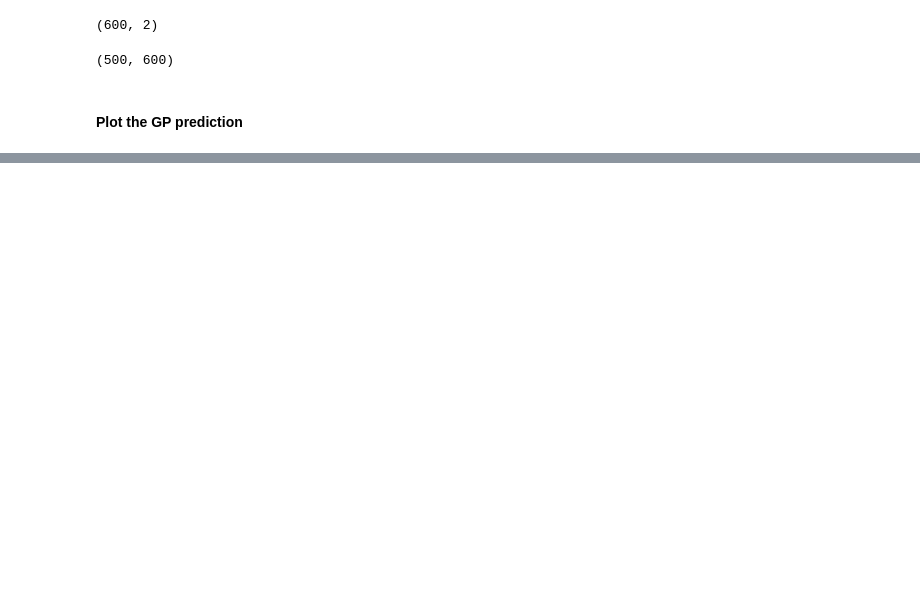
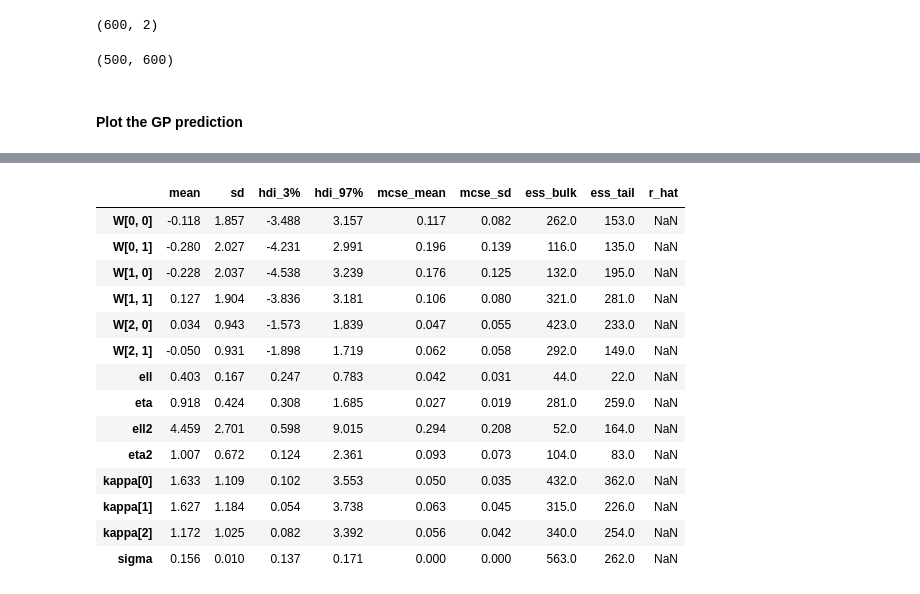
Before and after one commit to danhphan/gp_experiments, a Jupyter notebook: experiments/22_multitask_gp_regression_pymc_mogp_api_same_X.ipynb, the cells around one changed output, grey strips where cells are left out. Cells and saved outputs as stored; diff of their text form; code cells hidden in the pictures; blank space fills up the shorter version.

```diff
--- a/experiments/22_multitask_gp_regression_pymc_mogp_api_same_X.ipynb
+++ b/experiments/22_multitask_gp_regression_pymc_mogp_api_same_X.ipynb
@@ -249,0 +257,18 @@ plt.tight_layout()
+# %%
+with pm.Model() as model:
+    ell = pm.Gamma("ell", alpha=2, beta=0.5)
+    eta = pm.Gamma("eta", alpha=3, beta=1)
+    cov = eta**2 * pm.gp.cov.ExpQuad(1, ls=ell)
+
+    ell2 = pm.Gamma("ell2", alpha=2, beta=0.5)
+    eta2 = pm.Gamma("eta2", alpha=3, beta=1)
+    cov2 = eta2**2 * pm.gp.cov.Matern32(1, ls=ell2)
+
+    W = pm.Normal("W", mu=0, sigma=3, shape=(3,2), initval=np.random.randn(3,2))
+    kappa = pm.Gamma("kappa", alpha=1.5, beta=1, shape=3)
+    coreg = pm.gp.cov.Coregion(input_dim=1, kappa=kappa, W=W)
+
+    cov_func = pm.gp.cov.Kron([cov+cov2, coreg])
+    sigma = pm.HalfNormal("sigma", sigma=3)
+    gp = pm.gp.Marginal(cov_func=cov_func)
+    y_ = gp.marginal_likelihood("f", X, y.squeeze(), noise=sigma)
@@ -249,0 +331,3 @@ plt.tight_layout()
+# %%
+az.summary(gp_trace)
+# %% [output]
@@ -250,3 +335,18 @@ plt.tight_layout()
+|  | mean | sd | hdi_3% | hdi_97% | mcse_mean | mcse_sd | ess_bulk | ess_tail | r_hat |
+| W[0, 0] | -0.118 | 1.857 | -3.488 | 3.157 | 0.117 | 0.082 | 262.0 | 153.0 | NaN |
+| W[0, 1] | -0.280 | 2.027 | -4.231 | 2.991 | 0.196 | 0.139 | 116.0 | 135.0 | NaN |
+| W[1, 0] | -0.228 | 2.037 | -4.538 | 3.239 | 0.176 | 0.125 | 132.0 | 195.0 | NaN |
+| W[1, 1] | 0.127 | 1.904 | -3.836 | 3.181 | 0.106 | 0.080 | 321.0 | 281.0 | NaN |
+| W[2, 0] | 0.034 | 0.943 | -1.573 | 1.839 | 0.047 | 0.055 | 423.0 | 233.0 | NaN |
+| W[2, 1] | -0.050 | 0.931 | -1.898 | 1.719 | 0.062 | 0.058 | 292.0 | 149.0 | NaN |
+| ell | 0.403 | 0.167 | 0.247 | 0.783 | 0.042 | 0.031 | 44.0 | 22.0 | NaN |
+| eta | 0.918 | 0.424 | 0.308 | 1.685 | 0.027 | 0.019 | 281.0 | 259.0 | NaN |
+| ell2 | 4.459 | 2.701 | 0.598 | 9.015 | 0.294 | 0.208 | 52.0 | 164.0 | NaN |
+| eta2 | 1.007 | 0.672 | 0.124 | 2.361 | 0.093 | 0.073 | 104.0 | 83.0 | NaN |
+| kappa[0] | 1.633 | 1.109 | 0.102 | 3.553 | 0.050 | 0.035 | 432.0 | 362.0 | NaN |
+| kappa[1] | 1.627 | 1.184 | 0.054 | 3.738 | 0.063 | 0.045 | 315.0 | 226.0 | NaN |
+| kappa[2] | 1.172 | 1.025 | 0.082 | 3.392 | 0.056 | 0.042 | 340.0 | 254.0 | NaN |
+| sigma | 0.156 | 0.010 | 0.137 | 0.171 | 0.000 | 0.000 | 563.0 | 262.0 | NaN |
 # %%
 %load_ext watermark
 %watermark -n -u -v -iv -w
```
Also changed, not shown: parts of 23 cells of this notebook.
